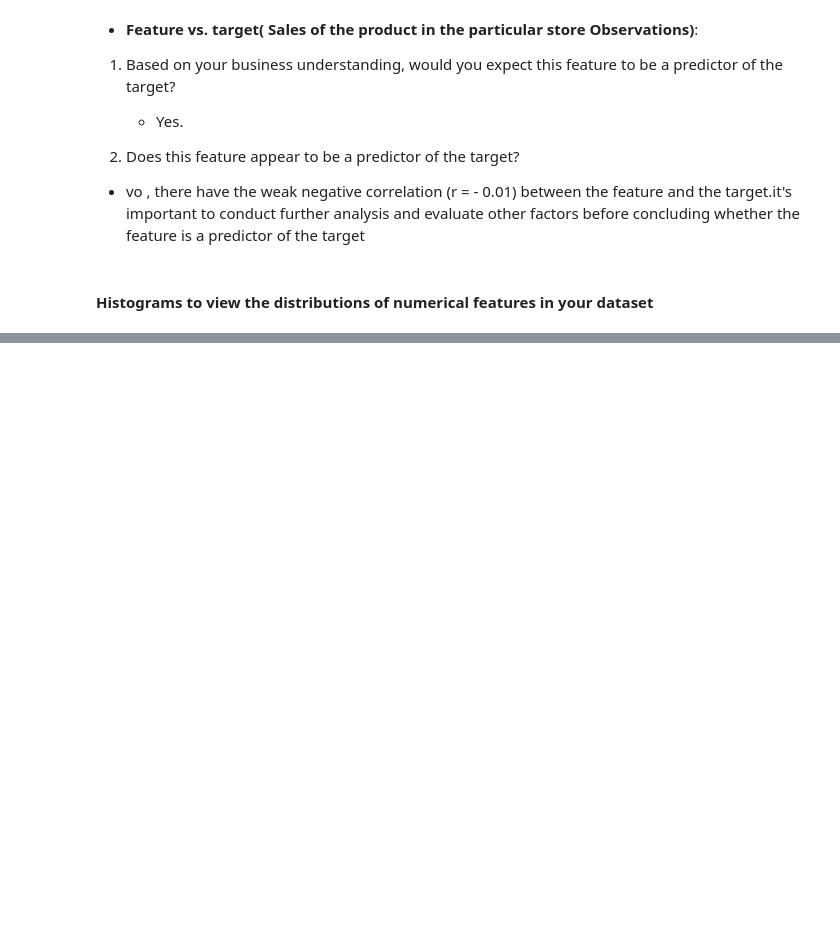
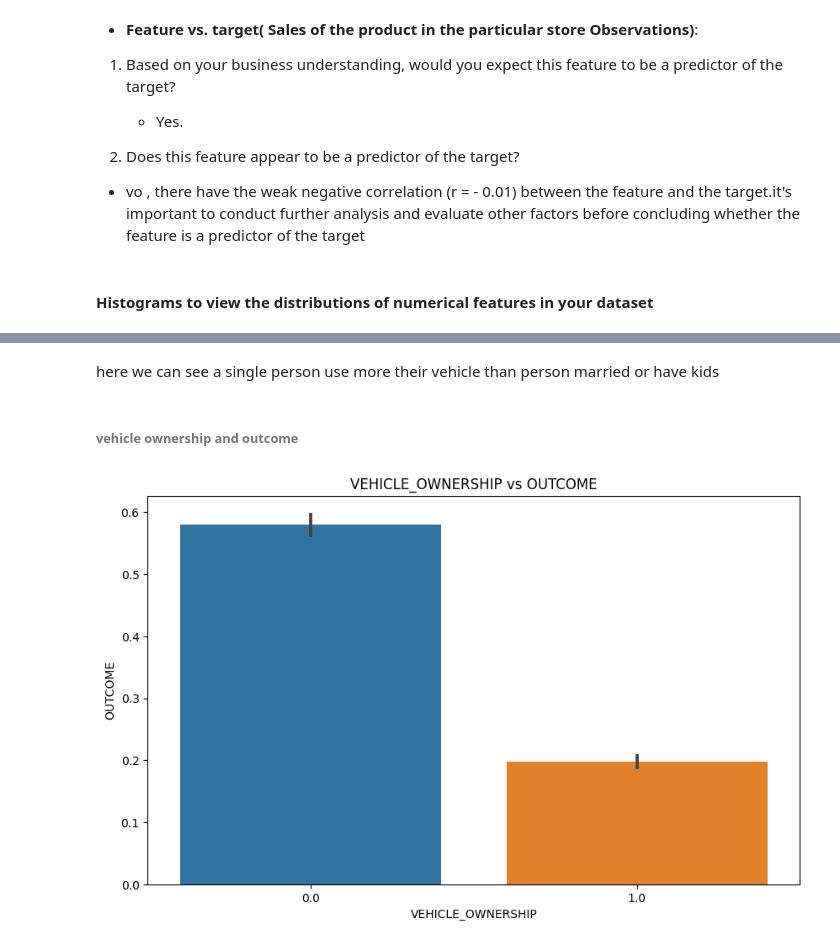
Before and after one commit to Lidivinekeng/-insurance-outcome-Project-02, a Jupyter notebook: project_02_insurance_Lidivine_Kengne_.ipynb, the cells around one changed output, grey strips where cells are left out. Saved outputs shown, nothing was run; the diff lists cells and outputs as text; code cells hidden in the pictures; blank space fills up the shorter version.

```diff
--- a/project_02_insurance_Lidivine_Kengne_.ipynb
+++ b/project_02_insurance_Lidivine_Kengne_.ipynb
@@ -1907,0 +1954,18 @@ ax.set_title('statistical summaries of numerical');
+# %% [markdown]
+here we can see a single person use more their vehicle than person married or have kids
+# %% [markdown]
+###### **vehicle ownership and outcome**
+# %%
+# Create a bar plot to visualize the relationship between married at and annual mileage
+plt.figure(figsize=(10, 6))
+sns.barplot(x= 'VEHICLE_OWNERSHIP', y='OUTCOME', data=df)
+
+# Customize the plot (optional)
+plt.title('VEHICLE_OWNERSHIP vs OUTCOME'),
+plt.xlabel('VEHICLE_OWNERSHIP')
+plt.ylabel('OUTCOME')
+
+# Show the plot
+plt.show()
+# %% [output]
+[figure, added]
```
Also changed, not shown: parts of 38 cells of this notebook.
